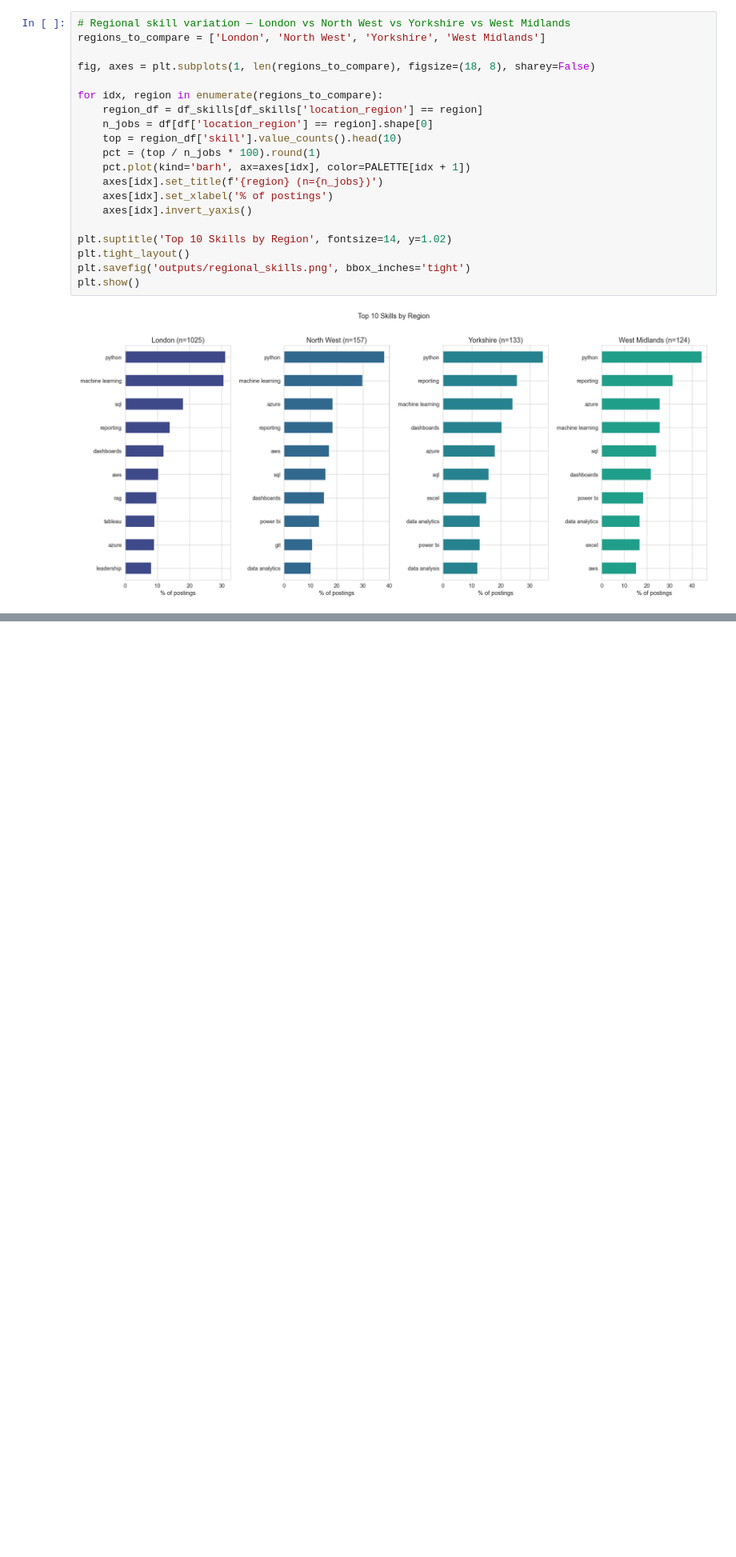
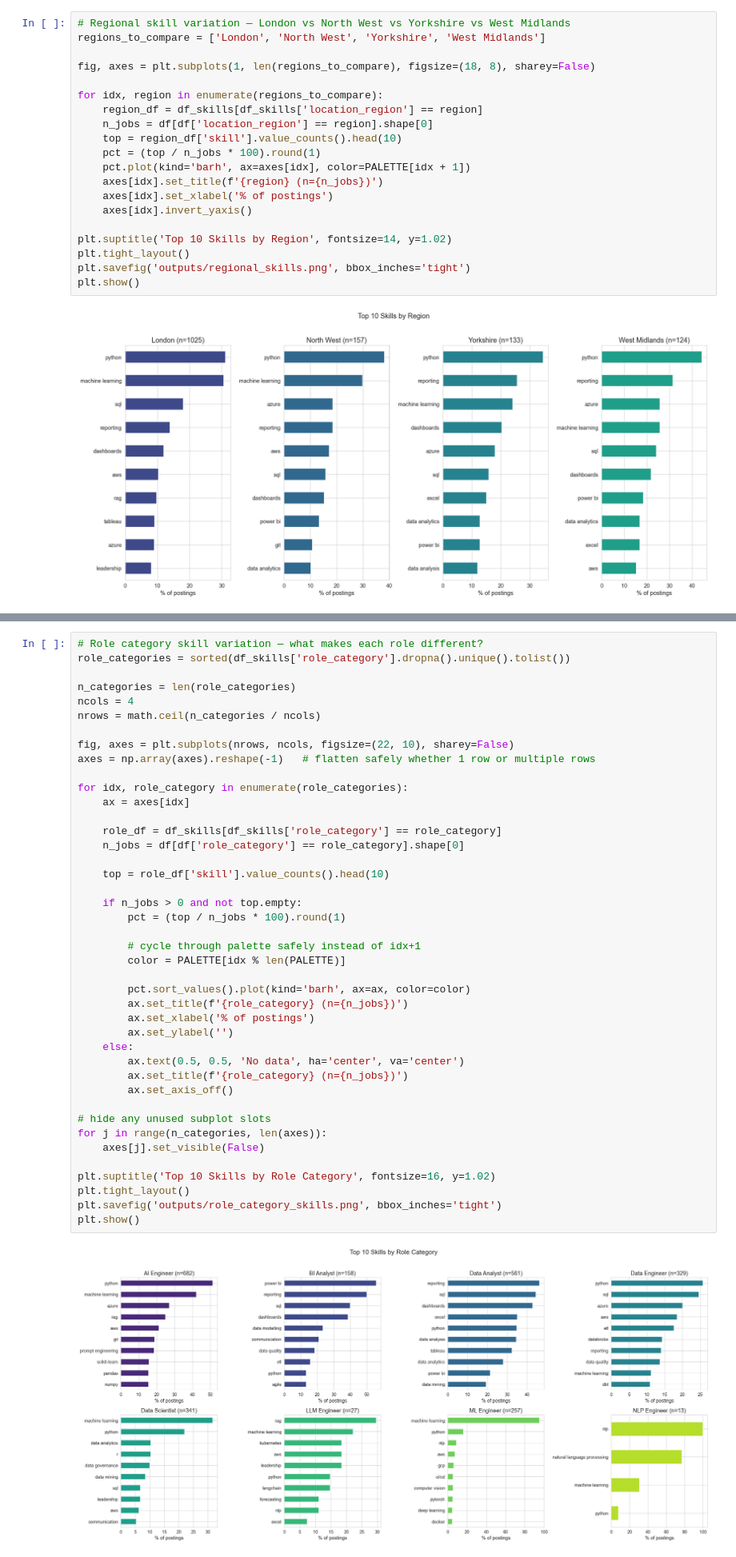
Before and after one commit to Hab-eeb/JobScope-UK, a Jupyter notebook: analysis.ipynb, the cells around one changed output, grey strips where cells are left out. Shown at 80% size. Drawn from its saved outputs; the diff is of its cells as text; blank space fills up the shorter version.

```diff
--- a/analysis.ipynb
+++ b/analysis.ipynb
@@ -385,0 +397,44 @@ plt.show()
+# %%
+# Role category skill variation — what makes each role different?
+role_categories = sorted(df_skills['role_category'].dropna().unique().tolist())
+
+n_categories = len(role_categories)
+ncols = 4
+nrows = math.ceil(n_categories / ncols)
+
+fig, axes = plt.subplots(nrows, ncols, figsize=(22, 10), sharey=False)
+axes = np.array(axes).reshape(-1)   # flatten safely whether 1 row or multiple rows
+
+for idx, role_category in enumerate(role_categories):
+    ax = axes[idx]
+
+    role_df = df_skills[df_skills['role_category'] == role_category]
+    n_jobs = df[df['role_category'] == role_category].shape[0]
+
+    top = role_df['skill'].value_counts().head(10)
+
+    if n_jobs > 0 and not top.empty:
+        pct = (top / n_jobs * 100).round(1)
+
+        # cycle through palette safely instead of idx+1
+        color = PALETTE[idx % len(PALETTE)]
+
+        pct.sort_values().plot(kind='barh', ax=ax, color=color)
+        ax.set_title(f'{role_category} (n={n_jobs})')
+        ax.set_xlabel('% of postings')
+        ax.set_ylabel('')
+    else:
+        ax.text(0.5, 0.5, 'No data', ha='center', va='center')
+        ax.set_title(f'{role_category} (n={n_jobs})')
+        ax.set_axis_off()
+
+# hide any unused subplot slots
+for j in range(n_categories, len(axes)):
+    axes[j].set_visible(False)
+
+plt.suptitle('Top 10 Skills by Role Category', fontsize=16, y=1.02)
+plt.tight_layout()
+plt.savefig('outputs/role_category_skills.png', bbox_inches='tight')
+plt.show()
+# %% [output]
+[figure, added]
```
Also changed, not shown: parts of 3 cells of this notebook, 1 other file.
